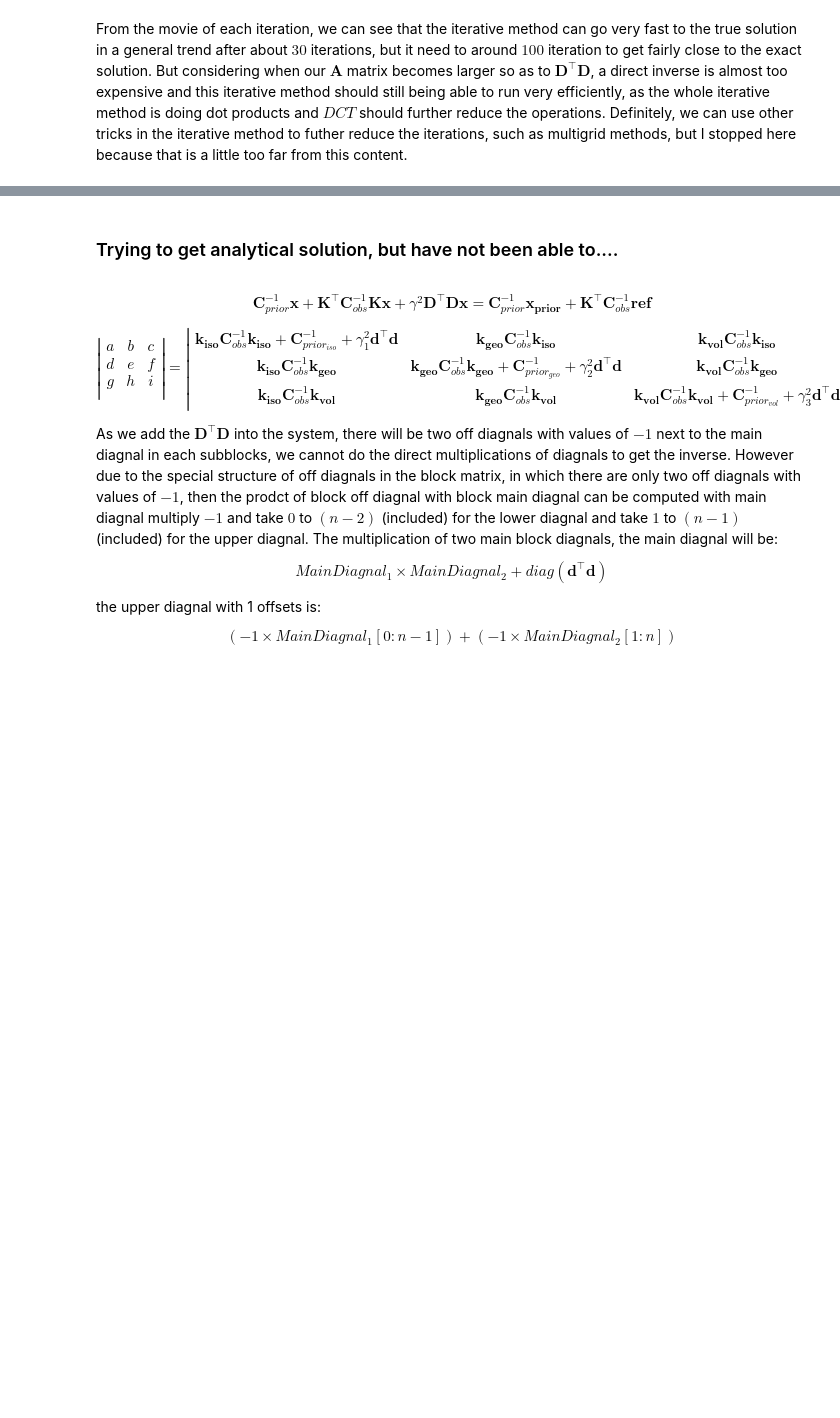
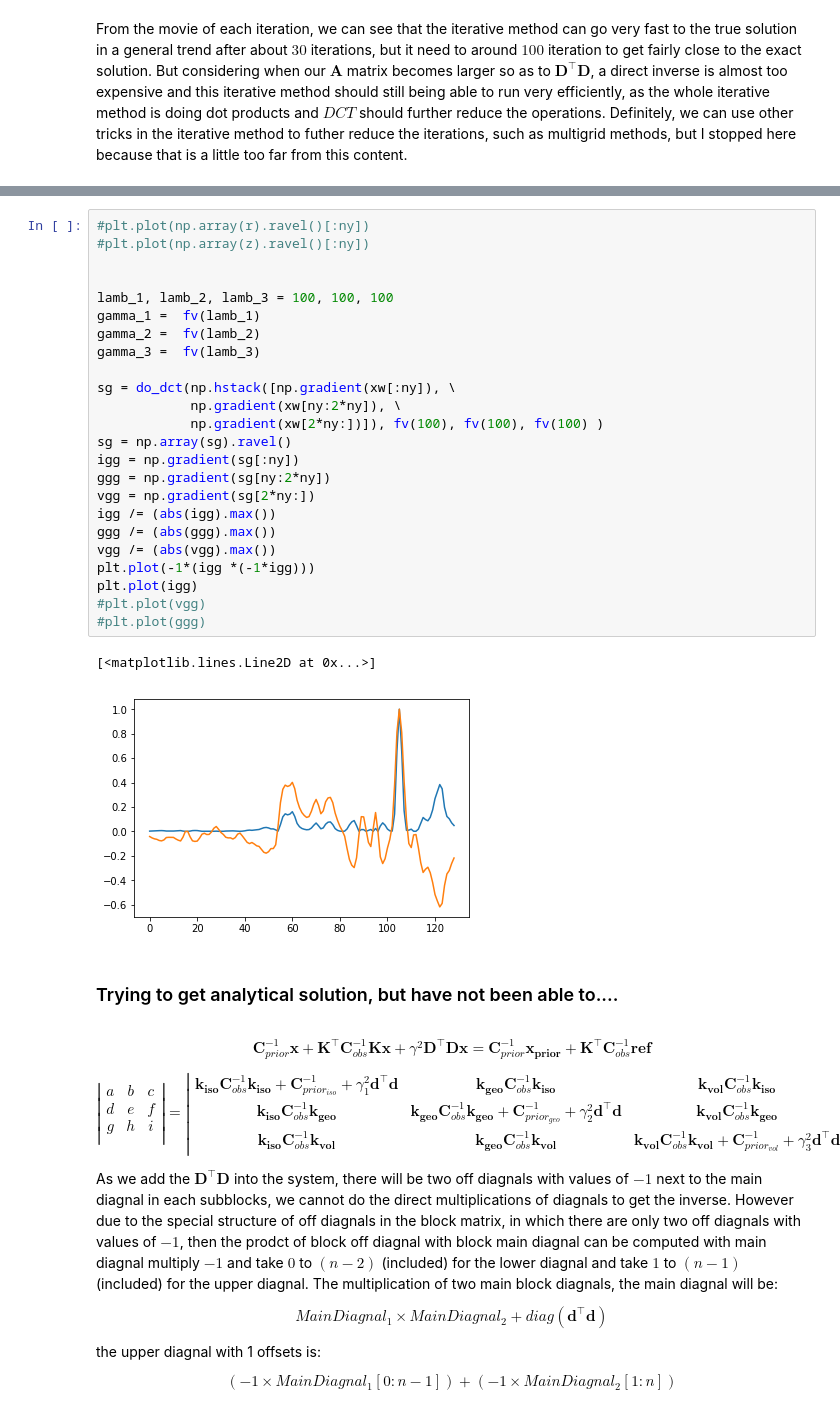
Before and after one commit to MarcYin/DTD-DCT-and-Three-Kernels, a Jupyter notebook: Chapter 1 On the resolving DCT, DTD and Three Kernels problem.ipynb, the cells around one changed output, grey strips where cells are left out. Cells and saved outputs as stored; diff of their text form; blank space fills up the shorter version.

```diff
--- a/Chapter 1 On the resolving DCT, DTD and Three Kernels problem.ipynb
+++ b/Chapter 1 On the resolving DCT, DTD and Three Kernels problem.ipynb
@@ -1195,3 +1330,30 @@ Only $15$ iterations now!!! And it is much better than previous $50$ iteration m
+# %%
+#plt.plot(np.array(r).ravel()[:ny])
+#plt.plot(np.array(z).ravel()[:ny])
+
+
+lamb_1, lamb_2, lamb_3 = 100, 100, 100
+gamma_1 =  fv(lamb_1)
+gamma_2 =  fv(lamb_2)
+gamma_3 =  fv(lamb_3)
+
+sg = do_dct(np.hstack([np.gradient(xw[:ny]), \
+            np.gradient(xw[ny:2*ny]), \
+            np.gradient(xw[2*ny:])]), fv(100), fv(100), fv(100) )
+sg = np.array(sg).ravel()
+igg = np.gradient(sg[:ny])
+ggg = np.gradient(sg[ny:2*ny])
+vgg = np.gradient(sg[2*ny:])
+igg /= (abs(igg).max())
+ggg /= (abs(ggg).max())
+vgg /= (abs(vgg).max())
+plt.plot(-1*(igg *(-1*igg)))
+plt.plot(igg)
+#plt.plot(vgg)
+#plt.plot(ggg)
+# %% [output]
+[<matplotlib.lines.Line2D at 0x...>]
+[figure, added]
 # %% [markdown]
 ### Trying to get analytical solution, but have not been able to....
 # %% [markdown]
```
Also changed, not shown: parts of 18 cells of this notebook, 1 other file.
